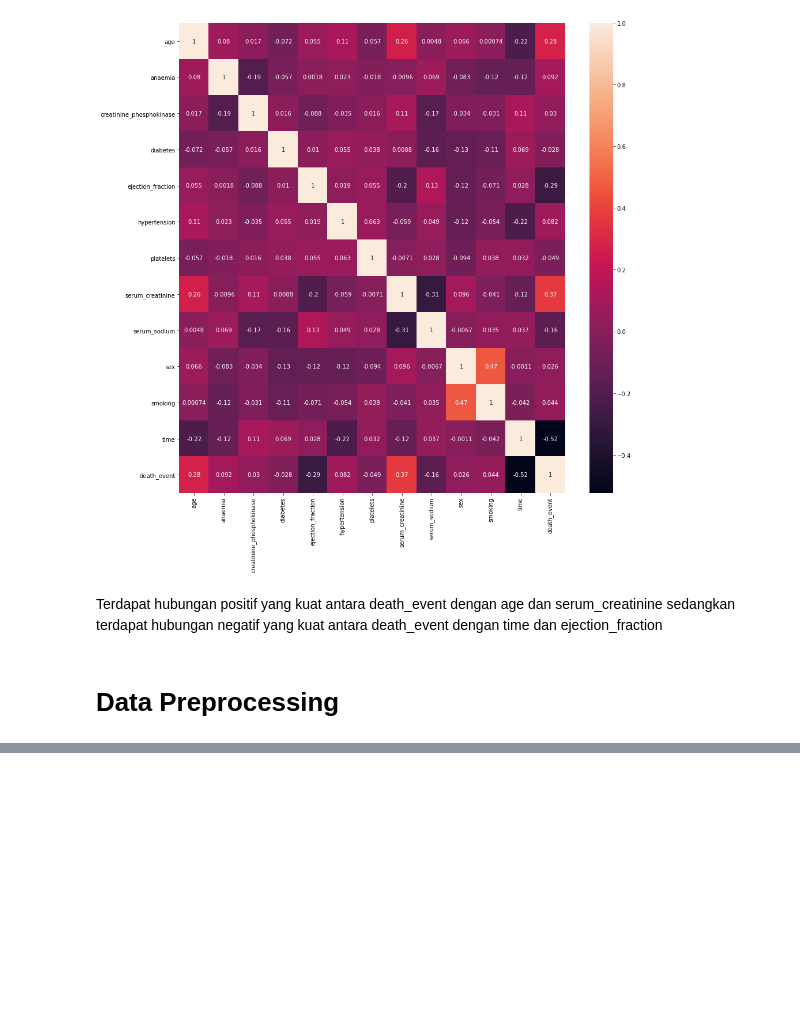
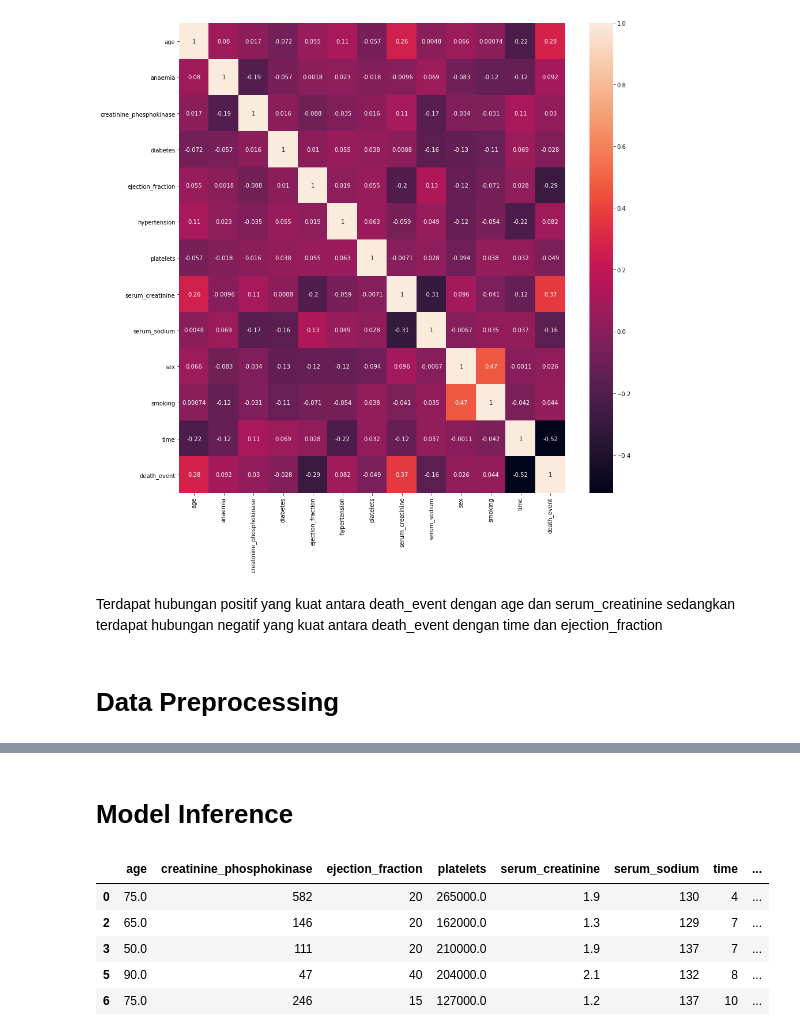
Before and after one commit to HelennaConstantia/PYTN-KampusMerdeka_FP3, a Jupyter notebook: PYTN_KampusMerdeka_fp3_Helenna Constantia.ipynb, the cells around one changed output, grey strips where cells are left out. Drawn from its saved outputs; the diff is of its cells as text; code cells hidden in the pictures; blank space fills up the shorter version.

```diff
--- a/PYTN_KampusMerdeka_fp3_Helenna Constantia.ipynb
+++ b/PYTN_KampusMerdeka_fp3_Helenna Constantia.ipynb
@@ -695,0 +811,11 @@ Terdapat hubungan positif yang kuat antara death_event dengan age dan serum_crea
+# %% [markdown]
+# Model Inference
+# %%
+x.head()
+# %% [output]
+|  | age | creatinine_phosphokinase | ejection_fraction | platelets | serum_creatinine | serum_sodium | time | ... |
+| 0 | 75.0 | 582 | 20 | 265000.0 | 1.9 | 130 | 4 | ... |
+| 2 | 65.0 | 146 | 20 | 162000.0 | 1.3 | 129 | 7 | ... |
+| 3 | 50.0 | 111 | 20 | 210000.0 | 1.9 | 137 | 7 | ... |
+| 5 | 90.0 | 47 | 40 | 204000.0 | 2.1 | 132 | 8 | ... |
+| 6 | 75.0 | 246 | 15 | 127000.0 | 1.2 | 137 | 10 | ... |
```
Also changed, not shown: parts of 20 cells of this notebook.
